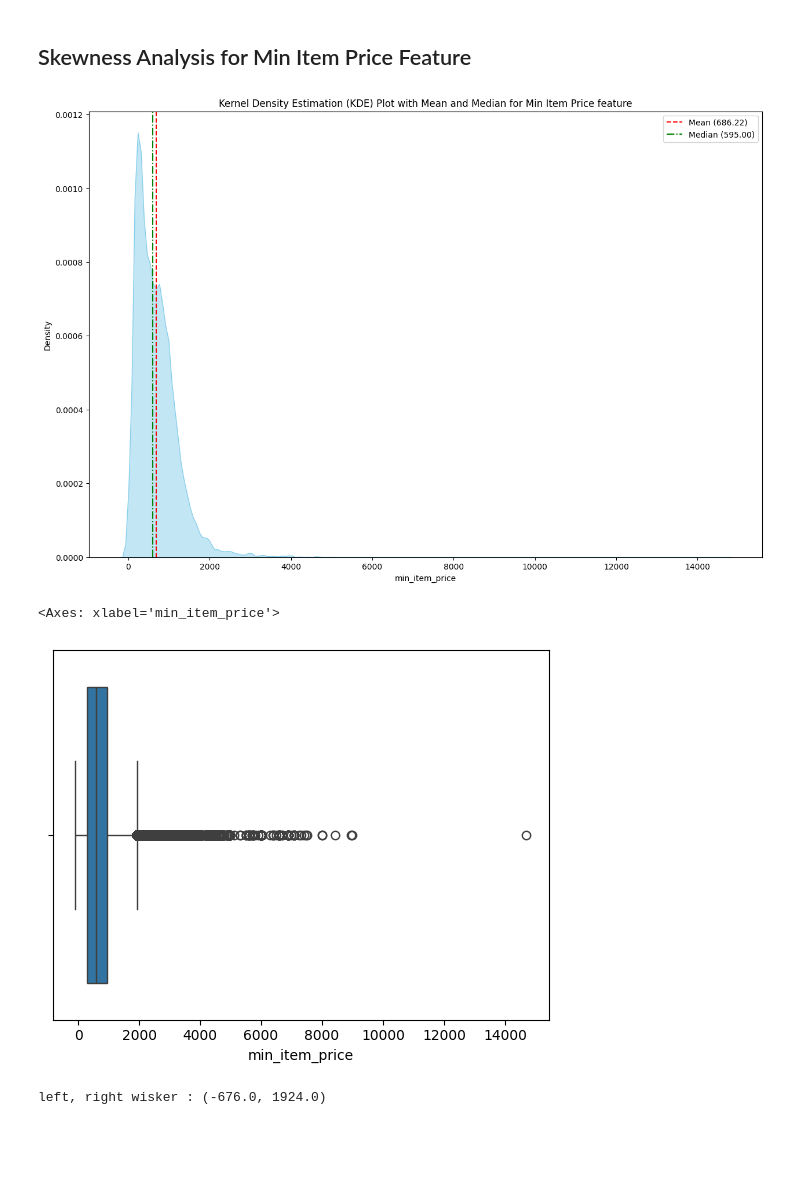
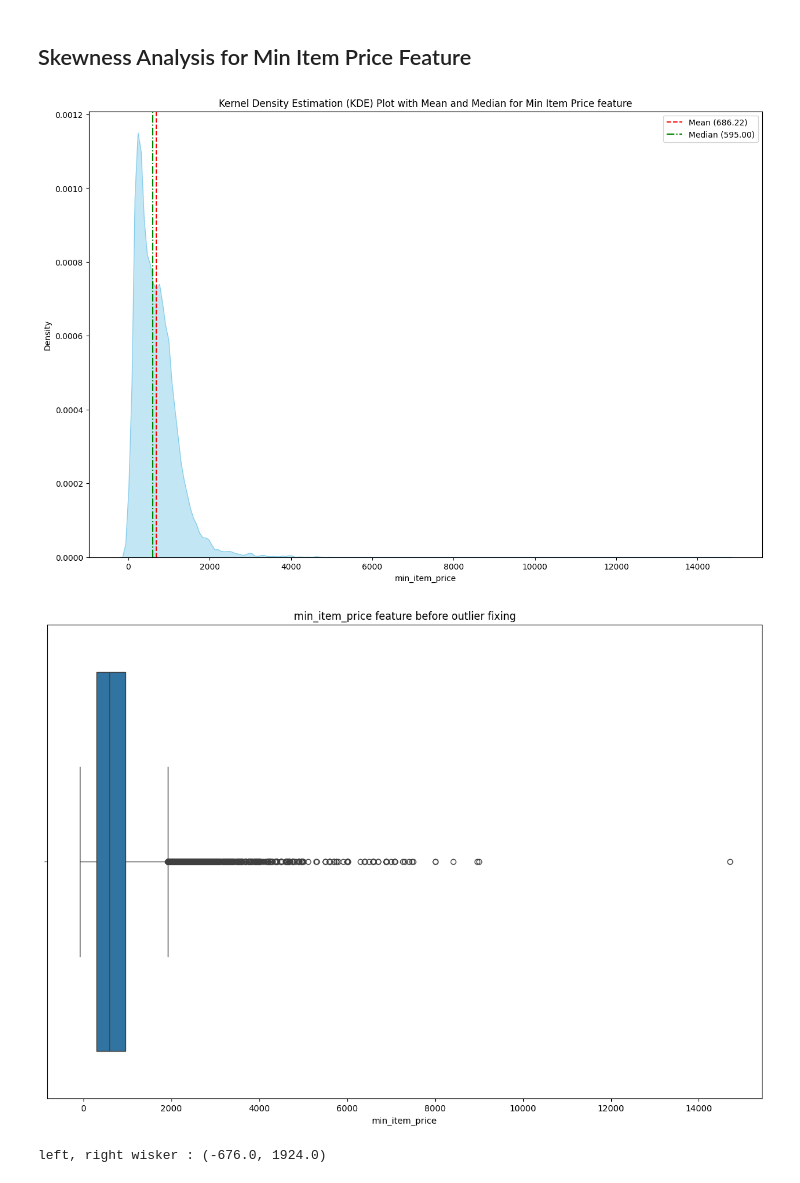
Before and after one commit to GauravDaharia20/Scaler-Projects, a Jupyter notebook: NN Intro to Neural Networks/Project/dataset.csv/porter_bussiness_case.ipynb, the cells around one changed output. Saved outputs shown, nothing was run; the diff lists cells and outputs as text; code cells hidden in the pictures; blank space fills up the shorter version.

```diff
--- a/NN Intro to Neural Networks/Project/dataset.csv/porter_bussiness_case.ipynb
+++ b/NN Intro to Neural Networks/Project/dataset.csv/porter_bussiness_case.ipynb
@@ -784,33 +788,34 @@ sns.boxplot(x=df['subtotal'])
 # %%
 # Create the KDE plot
 plt.figure(figsize=(15,10))
 ax = sns.kdeplot(data=df, x='min_item_price', fill=True, color='skyblue', alpha=0.5)
 
 # Calculate mean and median
 mean_val = np.mean(df['min_item_price'])
 median_val = np.median(df['min_item_price'])
 
 # Add vertical lines for mean and median
 ax.axvline(mean_val, color='red', linestyle='--', label=f'Mean ({mean_val:.2f})')
 ax.axvline(median_val, color='green', linestyle='-.', label=f'Median ({median_val:.2f})')
 
 # Set labels and title
 plt.xlabel('min_item_price')
 plt.ylabel('Density')
 plt.title('Kernel Density Estimation (KDE) Plot with Mean and Median for Min Item Price feature')
 
 # Show legend
 plt.legend()
 
 # Show the plot
 plt.show()
 
-
+plt.figure(figsize=(15,10))
+plt.title('min_item_price feature before outlier fixing')
 sns.boxplot(x=df['min_item_price'])
+plt.show()
 # %% [output]
 [figure]
-<Axes: xlabel='min_item_price'>
-[figure, old version]
+[figure, new version]
 # %%
 q1 = df['min_item_price'].quantile(0.25)
 q3 = df['min_item_price'].quantile(0.75)
```
Also changed, not shown: parts of 14 cells of this notebook.
